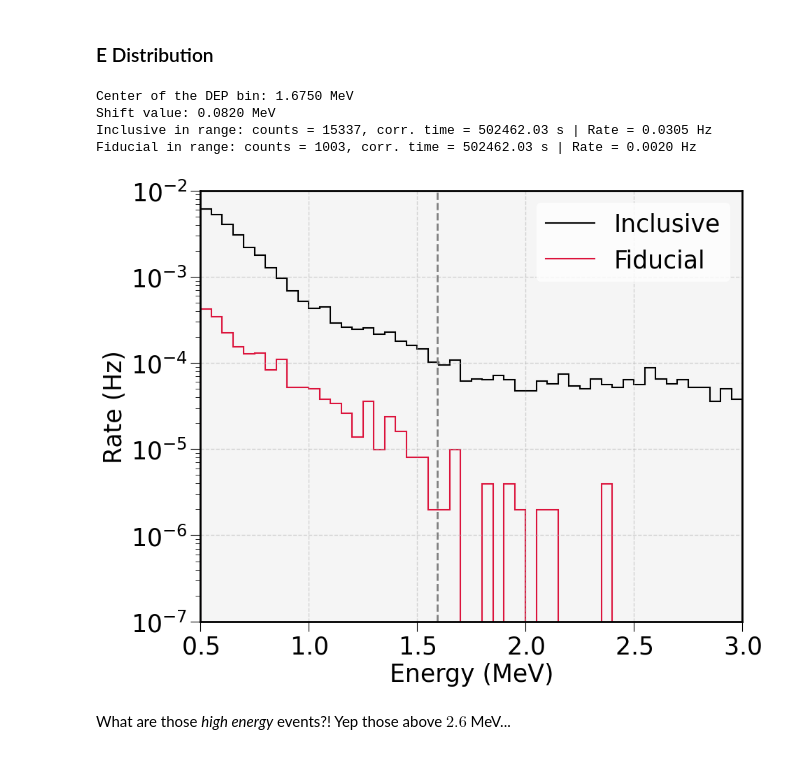
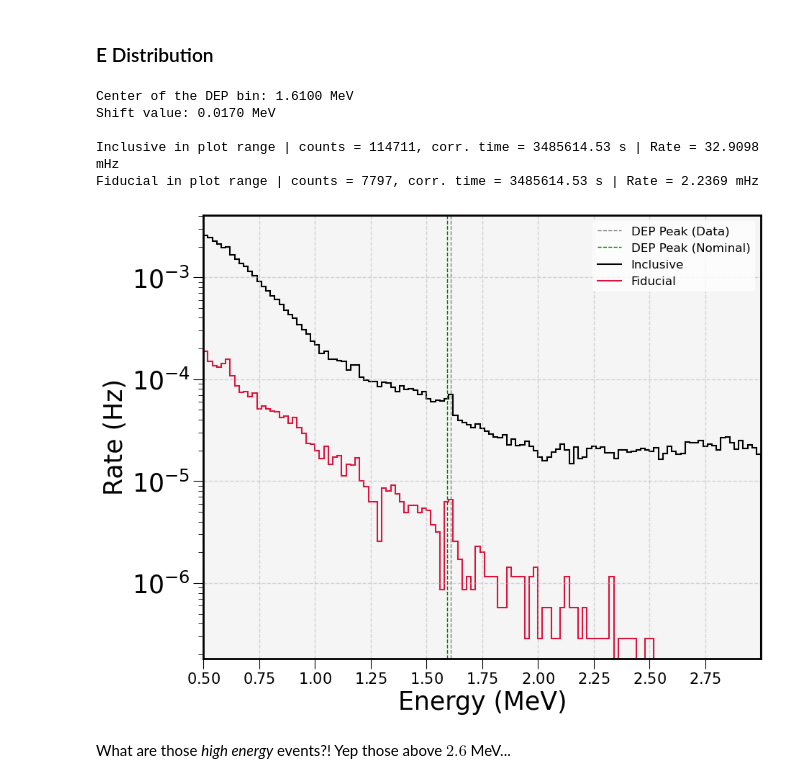
Before and after one commit to camacortespar/next-analysis, a Jupyter notebook: NEXT-100/Backgrounds/notebooks/1 - Analysis_p2_Evt_Level.ipynb, the cells around one changed output. Saved outputs shown, nothing was run; the diff lists cells and outputs as text; code cells hidden in the pictures.

Commit message:
Comparing energy scales between Icaros and Zemrude. Some issuses found. Need to go back to the old process script.

```diff
--- a/NEXT-100/Backgrounds/notebooks/1 - Analysis_p2_Evt_Level.ipynb
+++ b/NEXT-100/Backgrounds/notebooks/1 - Analysis_p2_Evt_Level.ipynb
@@ -33,7 +33,7 @@ crudo.pt.ccortesp_plot_style()
 # 1. FILE INFORMATION
 # -------------------
 # Filename tag
-VERSION_TAG = 'p2_zemrude'
+VERSION_TAG = 'p2_icaros'
 # Directory
 INPUT_DIR = '/lustre/ific.uv.es/prj/gl/neutrinos/users/ccortesp/NEXT-100/Backgrounds/h5/'
 
@@ -41,9 +41,12 @@ INPUT_DIR = '/lustre/ific.uv.es/prj/gl/neutrinos/users/ccortesp/NEXT-100/Backgro
 # 2. SELECTION
 # ------------
 # HE scale correction
+# # OLD VALUES
 M_HE_SCALE = 4.80e-06
 B_HE_SCALE = 0.0094         # in [MeV]
-DEP_CORRECTION = 0.0695     # in [MeV], ajustando al DEP
+# DEP_CORRECTION = 0.0695     # in [MeV], ajustando al DEP
+# M_HE_SCALE = 5.05e-06
+# B_HE_SCALE = 0.0085         # in [MeV]
 
 # ----- Trigger 2 Efficiency Cut ----- #
 # Events with event-level energy below this are removed to account for trigger efficiency.
@@ -54,8 +57,8 @@ TRG2_THRESHOLD = 0.5        # in [MeV]
 # -----------------
 # From merged_corr_time.txt
 RAS_OFF_CORRECTED_TIME = 697798.6254801187      # in [s]
-# RAS_ON_CORRECTED_TIME  = 3485614.533823055      # in [s]
-RAS_ON_CORRECTED_TIME  = 502462.0302            # in [s], we are testing
+RAS_ON_CORRECTED_TIME  = 3485614.533823055      # in [s]
+# RAS_ON_CORRECTED_TIME  = 502462.0302            # in [s], we are testing
 
 # Geometric boundaries for event classification.
 Z_LOW = 40          # in [mm]
@@ -529,7 +579,7 @@ plt.show()
 ### E Distribution
 # %%
 # Global
-n_bins = 50
+n_bins = 125
 DEP_VALUE = 1.593       # MeV
 
 # Dataframes
@@ -538,7 +588,7 @@ FIDU_DF = DATAFRAMES['ras_on']['fiducial']
 
 # ----- Define the Binning ----- #
 # Use the "Inclusive" region to define the binning
-_, plot_edges = np.histogram(INCL_DF['E_evt_mev'].unique(), bins=n_bins, range=(0.5, 3))
+_, plot_edges = np.histogram(INCL_DF['E_evt_mev'].unique(), bins=n_bins, range=(INCL_DF['E_evt_mev'].min(), 3))
 
 # ----- Shifting the Histogram ----- #
 # Use the "Fiducial" data that includes DEP peak
@@ -551,7 +601,7 @@ peak_bin_index  = np.argmax(E_counts_fid[mask])
 peak_bin_center = bin_centers[mask][peak_bin_index]
 print(f"Center of the DEP bin: {peak_bin_center:.4f} MeV")
 shift_value = peak_bin_center - DEP_VALUE
-print(f"Shift value: {shift_value:.4f} MeV")
+print(f"Shift value: {shift_value:.4f} MeV\n")
 
 for i, dataframe in enumerate([INCL_DF, FIDU_DF]):
 
@@ -560,44 +610,46 @@ for i, dataframe in enumerate([INCL_DF, FIDU_DF]):
     E_evt = dataframe['E_evt_mev'].unique()
 
     # Histogram
     counts, bin_edges = np.histogram(E_evt, bins=plot_edges)
     rate = counts / (RAS_ON_CORRECTED_TIME)  # in [Hz]
 
     # Labels
     if i == 0:
         label = 'Inclusive'
     else:
         label = 'Fiducial'
 
-    print(f"{label} in range: counts = {counts.sum()}, corr. time = {RAS_ON_CORRECTED_TIME:.2f} s | Rate = {rate.sum():.4f} Hz")
+    print(f"{label} in plot range | counts = {counts.sum()}, corr. time = {RAS_ON_CORRECTED_TIME:.2f} s | Rate = {rate.sum()*1e3:.4f} mHz")
 
     # ----- Plotting ----- #
     plt.stairs(rate, bin_edges, label=f'{label}',
                fill=False, lw=1.5, ec=crudo.pt.hist_colors[i % len(crudo.pt.hist_colors)])
 
 # Lines
-# plt.axvline(peak_bin_center, c='gray', ls='--')
-plt.axvline(x=DEP_VALUE, c='gray', ls='--')
+plt.axvline(peak_bin_center, c='gray', ls='--', lw=1.0, label='DEP Peak (Data)')
+plt.axvline(x=DEP_VALUE, c='green', ls='--', lw=1.0, label='DEP Peak (Nominal)')
 
 # ----- Styling ----- #
 plt.xlabel('Energy (MeV)')
 plt.xlim(0.5, 3)
-# plt.xticks(np.arange(0.5, 3.0, 0.25))
+plt.xticks(np.arange(0.5, 3.0, 0.25))
+plt.xticks(fontsize=15)
 plt.ylabel('Rate (Hz)')
-plt.ylim(1e-7, 1e-2)
+# plt.ylim(1e-7, 1e-2)
 plt.yscale('log')
-plt.legend(loc='upper right')
+plt.legend(loc='upper right', fontsize=12)
 
 plt.grid(True)
 plt.gca().set_facecolor("whitesmoke")
 # plt.savefig('/lhome/ific/c/ccortesp/Analysis/NEXT-100/Backgrounds/images/Energy_Bckg_Inclusive_Fiducial.pdf')
 plt.show()
 # %% [output]
-Center of the DEP bin: 1.6750 MeV
-Shift value: 0.0820 MeV
-Inclusive in range: counts = 15337, corr. time = 502462.03 s | Rate = 0.0305 Hz
-Fiducial in range: counts = 1003, corr. time = 502462.03 s | Rate = 0.0020 Hz
+Center of the DEP bin: 1.6100 MeV
+Shift value: 0.0170 MeV
+
+Inclusive in plot range | counts = 114711, corr. time = 3485614.53 s | Rate = 32.9098 mHz
+Fiducial in plot range | counts = 7797, corr. time = 3485614.53 s | Rate = 2.2369 mHz
-[figure, old version]
+[figure, new version]
 # %% [markdown]
 What are those _high energy_ events?! Yep those above $2.6$ MeV...
 # %%
```
Also changed, not shown: parts of 11 cells of this notebook, 15 other files.
